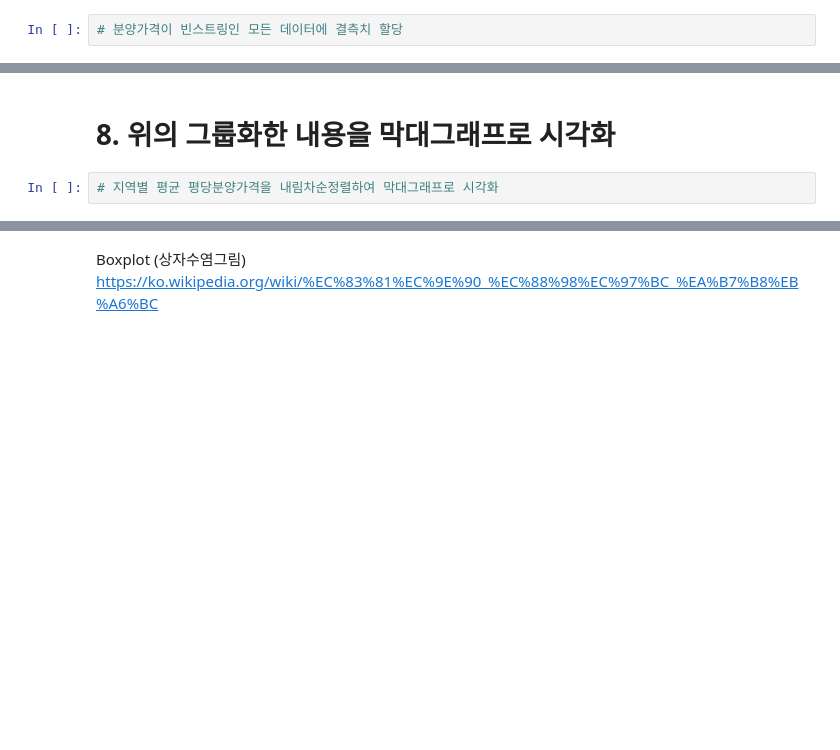
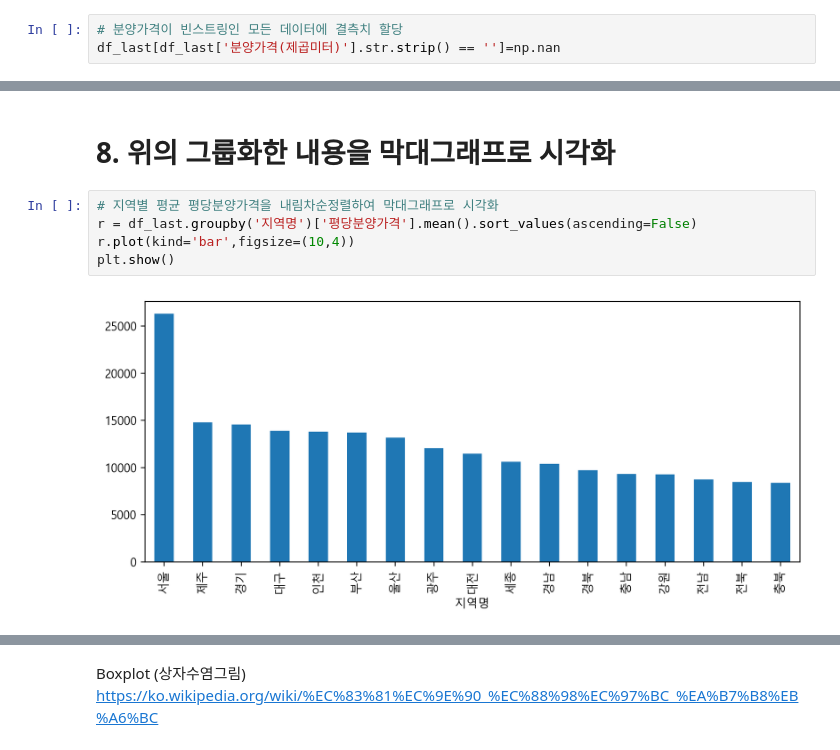
Before and after one commit to pjwbuzz/ivs, a Jupyter notebook: Source/Python/ex1_아파트분양가분석(배포).ipynb, the cells around one changed output, grey strips where cells are left out. Cells and saved outputs as stored; diff of their text form; blank space fills up the shorter version.

```diff
--- a/Source/Python/ex1_아파트분양가분석(배포).ipynb
+++ b/Source/Python/ex1_아파트분양가분석(배포).ipynb
@@ -139,4 +256,5 @@ df_first.tail(1)
 # %%
 # 분양가격이 빈스트링인 모든 데이터에 결측치 할당
+df_last[df_last['분양가격(제곱미터)'].str.strip() == '']=np.nan
 # %%
 # 분양가격(제곱미터)컬럼이 공백이나 space인 행을 결측치로 할당한 후 갯수는 0인지 확인
@@ -212,5 +592,10 @@ df_last.groupby?
 # 8. 위의 그룹화한 내용을 막대그래프로 시각화
 # %%
 # 지역별 평균 평당분양가격을 내림차순정렬하여 막대그래프로 시각화
+r = df_last.groupby('지역명')['평당분양가격'].mean().sort_values(ascending=False)
+r.plot(kind='bar',figsize=(10,4))
+plt.show()
+# %% [output]
+[figure, added]
 # %%
 # 지역별 정렬된 평균 평당분양가격 lineplot
```
Also changed, not shown: parts of 63 cells of this notebook, 4 other files.
